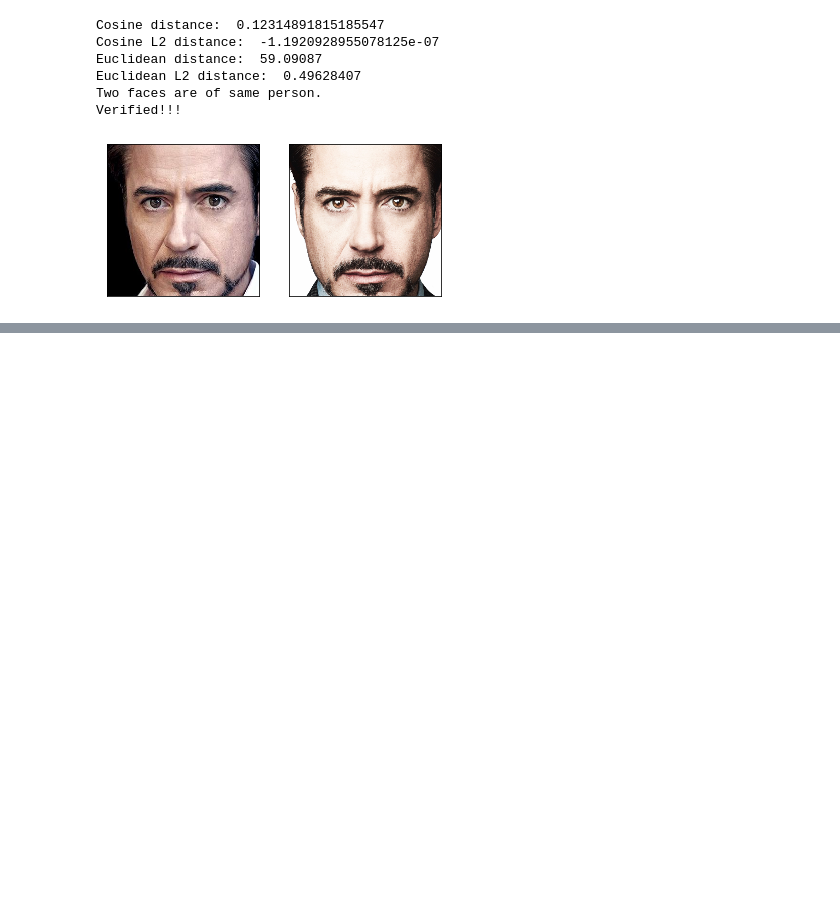
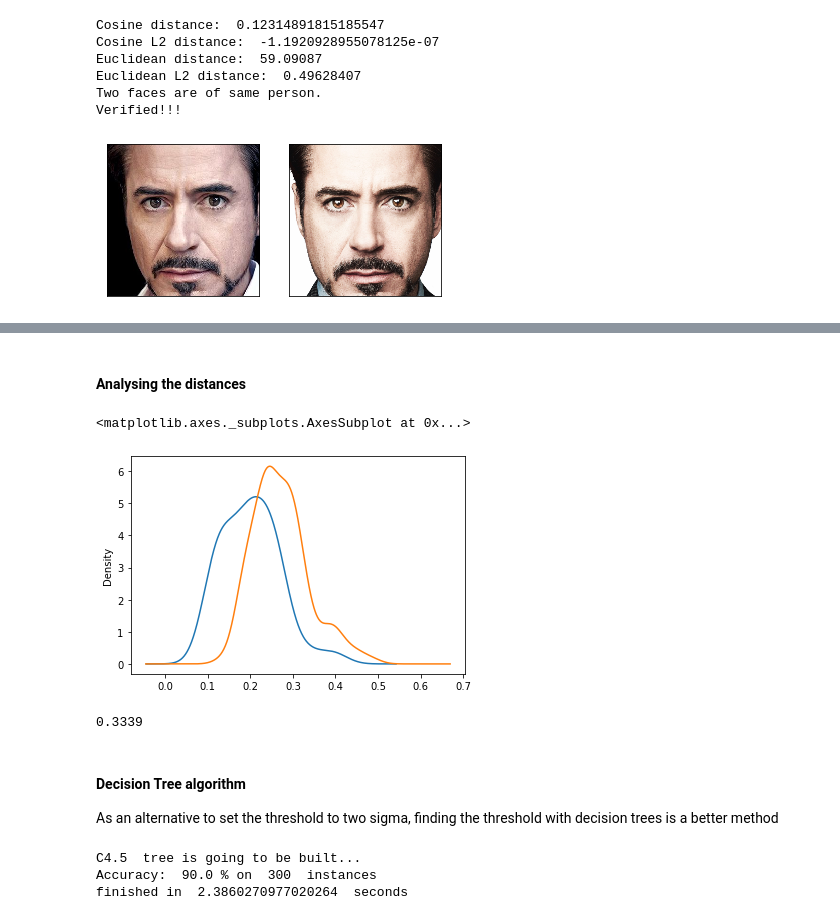
Before and after one commit to surajkarki66/Face-Recognition-Deep-Learning, a Jupyter notebook: DeepFace/simple.ipynb, the cells around one changed output, grey strips where cells are left out. Cells and saved outputs as stored; diff of their text form; code cells hidden in the pictures; blank space fills up the shorter version.

Commit message:
Finished fine tuning

```diff
--- a/DeepFace/simple.ipynb
+++ b/DeepFace/simple.ipynb
@@ -204,0 +290,5 @@ Verified!!!
+# %%
+df = pd.concat([positives, negatives]).reset_index(drop = True)
+
+df.file_x = "./test/fine_tune/" + df.file_x
+df.file_y = "./test/fine_tune/" + df.file_y
@@ -204,0 +311,21 @@ Verified!!!
+# %%
+pairs = df[["file_x", "file_y"]].values.tolist() # converting to list of list
+# %%
+def verify(img1, img2):
+    face1 = detect_face(img1)
+    face2 = detect_face(img2)
+
+    face1_embedding = deepface.predict(face1)[0] #4096 dimensional output
+    face2_embedding = deepface.predict(face2)[0] #4096 dimensional output
+
+     # Cosine Distance
+    cosine_distance = Cosine_Distance(face1_embedding, face2_embedding)
+    return  cosine_distance
+# %%
+distances = []
+for i in range(0, len(pairs)):
+    distance = round(verify(pairs[i][0], pairs[i][1]), 4)
+    distances.append(distance)
+df["distance"] = distances
+# %% [markdown]
+#### Analysing the distances
@@ -204,0 +337,6 @@ Verified!!!
+# %%
+df[df.decision == "Yes"].distance.plot.kde()
+df[df.decision == "No"].distance.plot.kde()
+# %% [output]
+<matplotlib.axes._subplots.AxesSubplot at 0x...>
+[figure, added]
@@ -204,0 +346,16 @@ Verified!!!
+# %%
+threshold
+# %% [output]
+0.3339
+# %% [markdown]
+#### Decision Tree algorithm
+As an alternative to set the threshold to two sigma, finding the threshold with decision trees is a better method
+# %%
+from chefboost import Chefboost as chef
+config = {'algorithm': 'C4.5'}
+tmp_df = df[['distance', 'decision']].rename(columns = {"decision": "Decision"}).copy()
+model = chef.fit(tmp_df, config)
+# %% [output]
+C4.5  tree is going to be built...
+Accuracy:  90.0 % on  300  instances
+finished in  2.3860270977020264  seconds
```
Also changed, not shown: parts of 17 cells of this notebook, 59 other files.
